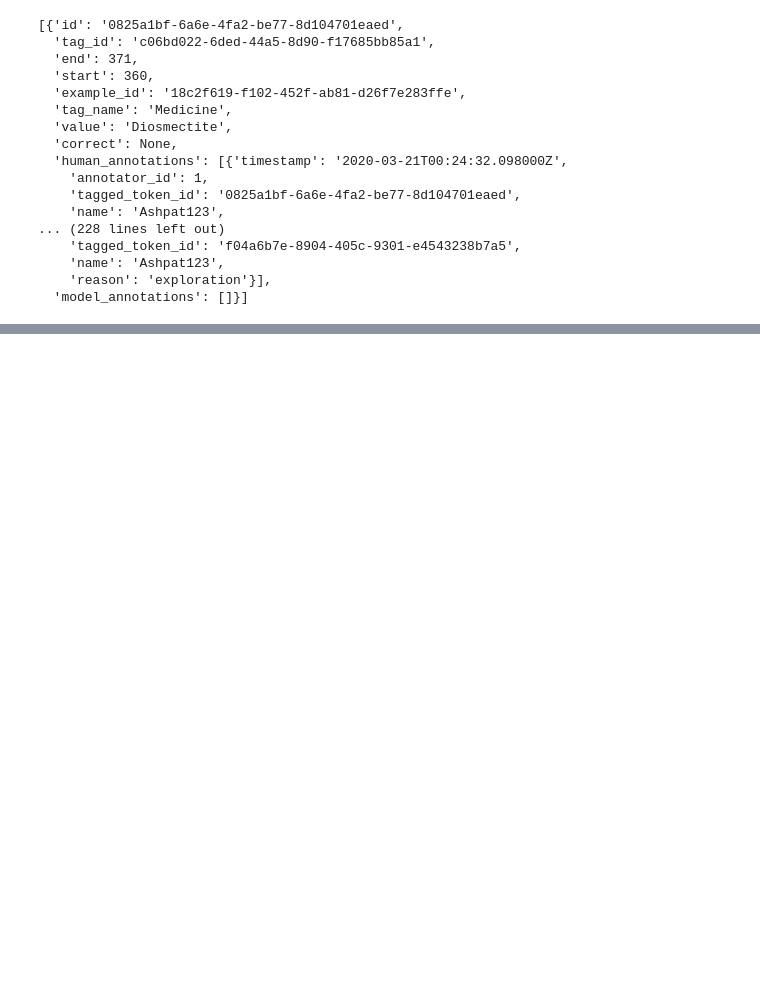
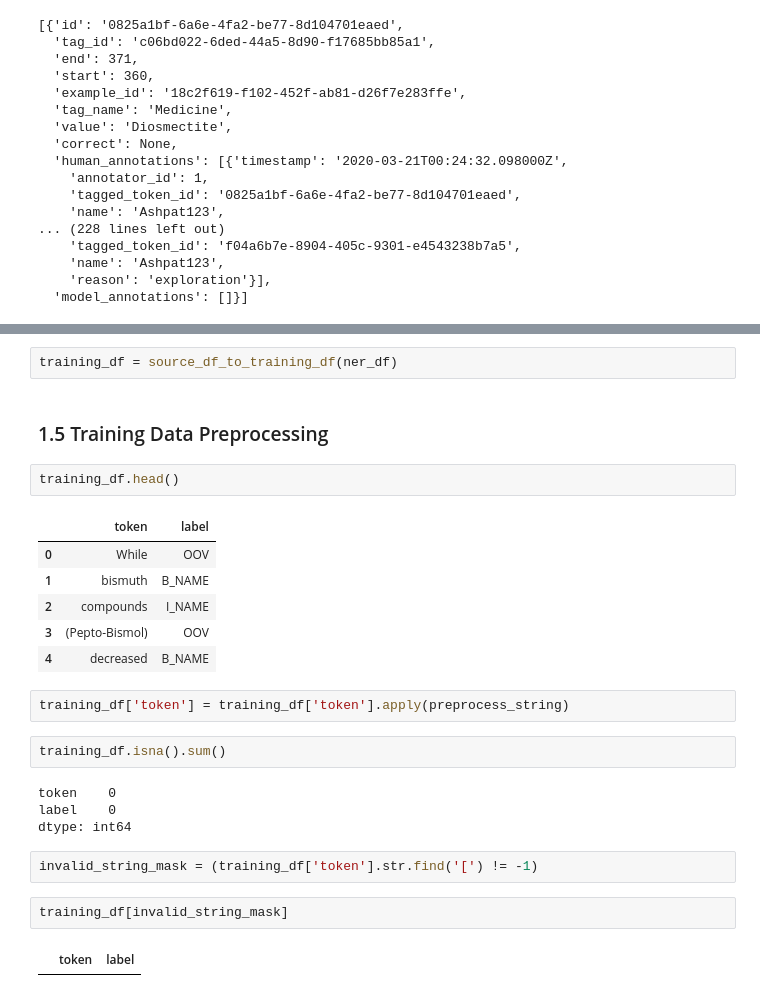
Before and after one commit to Mark-Barbaric/IBM_Machine_Learning_Certificate, a Jupyter notebook: Deep_Learning_and_Reinforcement_Learning/final_assignment/deep_learning_final_assignment.ipynb, the cells around one changed output, grey strips where cells are left out. Saved outputs shown, nothing was run; the diff lists cells and outputs as text; blank space fills up the shorter version.

Commit message:
dl_week7 - finished feature extraction and preprocessing. working in model definition and training.

```diff
--- a/Deep_Learning_and_Reinforcement_Learning/final_assignment/deep_learning_final_assignment.ipynb
+++ b/Deep_Learning_and_Reinforcement_Learning/final_assignment/deep_learning_final_assignment.ipynb
@@ -158,0 +295,27 @@ first_annotation
+# %%
+training_df = source_df_to_training_df(ner_df)
+# %% [markdown]
+### 1.5 Training Data Preprocessing
+# %%
+training_df.head()
+# %% [output]
+|  | token | label |
+| 0 | While | OOV |
+| 1 | bismuth | B_NAME |
+| 2 | compounds | I_NAME |
+| 3 | (Pepto-Bismol) | OOV |
+| 4 | decreased | B_NAME |
+# %%
+training_df['token'] = training_df['token'].apply(preprocess_string)
+# %%
+training_df.isna().sum()
+# %% [output]
+token    0
+label    0
+dtype: int64
+# %%
+invalid_string_mask = (training_df['token'].str.find('[') != -1)
+# %%
+training_df[invalid_string_mask]
+# %% [output]
+|  | token | label |
```
Also changed, not shown: parts of 11 cells of this notebook, 2 other files.
